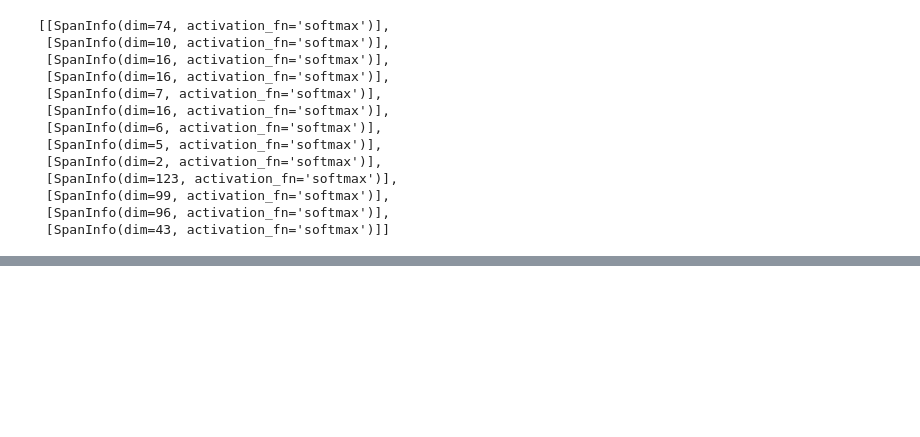
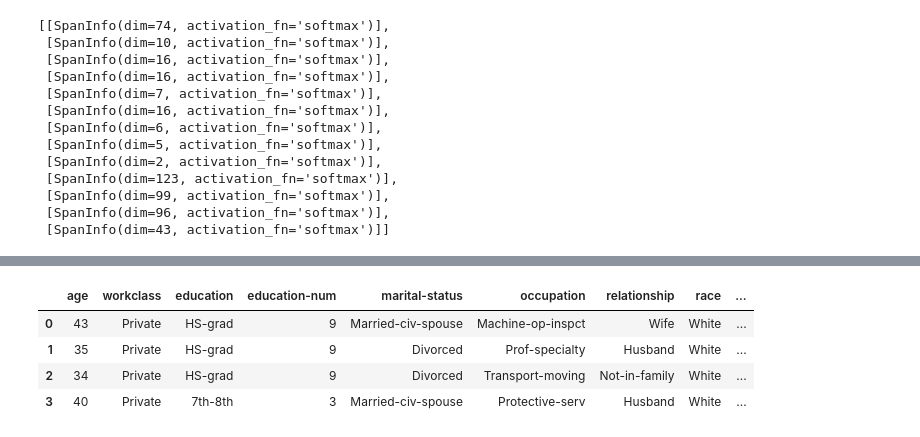
Before and after one commit to Rohit0812/Bayesian-Data-Generation, a Jupyter notebook: main.ipynb, the cells around one changed output, grey strips where cells are left out. Drawn from its saved outputs; the diff is of its cells as text; code cells hidden in the pictures; blank space fills up the shorter version.

```diff
--- a/main.ipynb
+++ b/main.ipynb
@@ -48,13 +6,0 @@ class BayesianGenerator(nn.Module):
-# %%
-class Discriminator(nn.Module):
-    def __init__(self, data_dim, hidden_dim):
-        super().__init__()
-        self.model = nn.Sequential(
-            nn.Linear(data_dim, hidden_dim),
-            nn.ReLU(),
-            nn.Linear(hidden_dim, 1),
-            nn.Sigmoid()
-        )
-
-    def forward(self, x):
-        return self.model(x)
@@ -488,0 +400,64 @@ for epoch in range(num_epochs):
+# %%
+def sample(n, transformer, generator, batch_size, condition_column=None, condition_value=None):
+    """Sample data similar to the training data.
+
+    Choosing a condition_column and condition_value will increase the probability of the
+    discrete condition_value happening in the condition_column.
+
+    Args:
+        n (int):
+            Number of rows to sample.
+        condition_column (string):
+            Name of a discrete column.
+        condition_value (string):
+            Name of the category in the condition_column which we wish to increase the
+            probability of happening.
+
+    Returns:
+        numpy.ndarray or pandas.DataFrame
+    """
+    if condition_column is not None and condition_value is not None:
+        condition_info = transformer.convert_column_name_value_to_id(
+            condition_column, condition_value
+        )
+        global_condition_vec = data_sampler.generate_cond_from_condition_column_info(
+            condition_info, batch_size
+        )
+    else:
+        global_condition_vec = None
+
+    steps = n // batch_size + 1
+    data = []
+    for i in range(steps):
+        mean = torch.zeros(batch_size, embedding_dim)
+        std = mean + 1
+        fakez = torch.normal(mean=mean, std=std).to(device)
+
+        if global_condition_vec is not None:
+            condvec = global_condition_vec.copy()
+        else:
+            condvec = data_sampler.sample_original_condvec(batch_size)
+
+        if condvec is None:
+            pass
+        else:
+            c1 = condvec
+            c1 = torch.from_numpy(c1).to(device)
+            fakez = torch.cat([fakez, c1], dim=1)
+
+        with torch.no_grad():
+            outputs = [generator(fakez).cpu().numpy() for _ in range(10)]
+            variance = np.var(outputs, axis=0)
+            print(f"Output variance: {variance.mean():.4f}")
+
+        fake = generator(fakez)
+        fakeact = _apply_activate(fake, transformer=transformer)
+        data.append(fakeact.detach().cpu().numpy())
+
+    data = np.concatenate(data, axis=0)
+    data = data[:n]
+
+    return transformer.inverse_transform(data)
+
+sample(4, transformer=transformer, generator=generator, batch_size=batch_size)
+# %% [output]
@@ -488,0 +465,5 @@ for epoch in range(num_epochs):
+|  | age | workclass | education | education-num | marital-status | occupation | relationship | race | ... |
+| 0 | 43 | Private | HS-grad | 9 | Married-civ-spouse | Machine-op-inspct | Wife | White | ... |
+| 1 | 35 | Private | HS-grad | 9 | Divorced | Prof-specialty | Husband | White | ... |
+| 2 | 34 | Private | HS-grad | 9 | Divorced | Transport-moving | Not-in-family | White | ... |
+| 3 | 40 | Private | 7th-8th | 3 | Married-civ-spouse | Protective-serv | Husband | White | ... |
```
Also changed, not shown: parts of 18 cells of this notebook, 4 other files.
